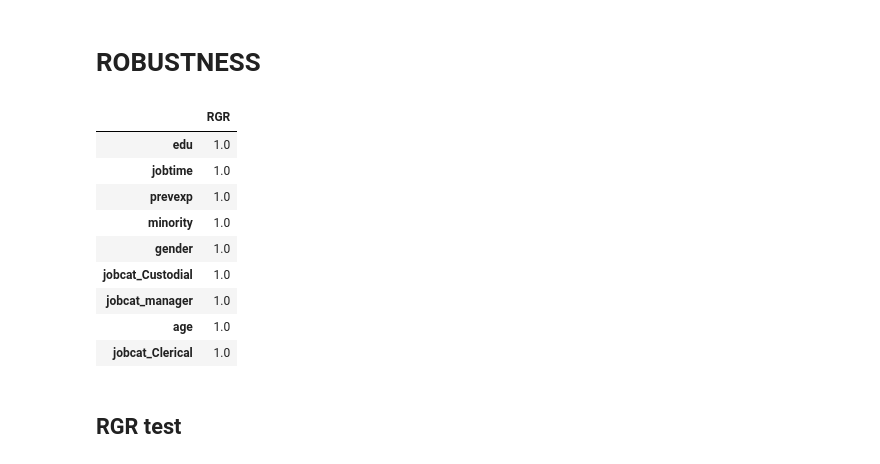
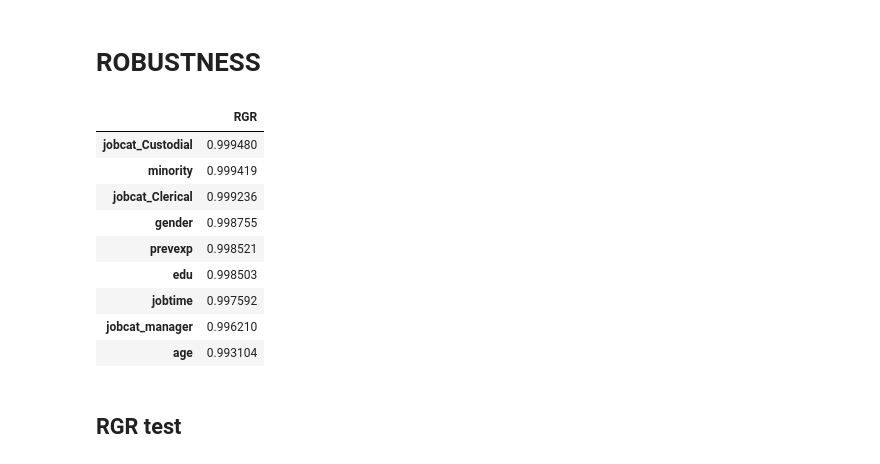
Before and after one commit to GolnooshBabaei/safeaipackage, a Jupyter notebook: examples/Employee_regression.ipynb, the cells around one changed output. Drawn from its saved outputs; the diff is of its cells as text; code cells hidden in the pictures.

```diff
--- a/examples/Employee_regression.ipynb
+++ b/examples/Employee_regression.ipynb
@@ -59,8 +72,8 @@ print(xtrain.shape)
 # %% [output]
 (331, 9)
 # %%
-ann_full = MLPRegressor(random_state=1).fit(xtrain, ytrain)
-
-yhat = ann_full.predict(xtest)
+#ann_full = MLPRegressor(random_state=1).fit(xtrain, ytrain)
+rf_regressor = RandomForestRegressor(random_state=1).fit(xtrain, ytrain)
+yhat = rf_regressor.predict(xtest)
 yhat
 # %% [output]
@@ -161,3 +174,9 @@ def rga_statistic_test(y, yhat_rm, yhat_cm):
         z = (rga(y,yhat_cm)-rga(y,yhat_rm))/se
         p_value = 2*scipy.stats.norm.cdf(-abs(z))
         return p_value
+# %%
+xtrain_rm = xtrain.drop("minority", axis=1)
+xtest_rm = xtest.drop("minority", axis=1)
+model_rm = RandomForestRegressor(random_state=1).fit(xtrain_rm, ytrain)
+yhat_rm = model_rm.predict(xtest_rm)
+rga_statistic_test(ytest, yhat_rm, yhat)
@@ -166,7 +187,7 @@ rga_pvalues = []
 for i in xtrain.columns:
     xtrain_rm = xtrain.drop(i, axis=1)
     xtest_rm = xtest.drop(i, axis=1)
-    model_rm = ann_full.fit(xtrain_rm, ytrain)
+    model_rm = RandomForestRegressor(random_state=1).fit(xtrain_rm, ytrain)
     yhat_rm = model_rm.predict(xtest_rm)
     rga_pvalues.append(rga_statistic_test(ytest, yhat_rm, yhat))
 print(pd.DataFrame(rga_pvalues, index=xtest.columns, columns=["P_value"]))
@@ -333,18 +343,18 @@ def rgr(xtrain, xtest, ytrain, ytest, model):
     rgr_df = pd.DataFrame(rgr_vals, index=xtest.columns, columns=["RGR"]).sort_values(by="RGR", ascending=False)
     return rgr_df
 # %%
-rgr(xtrain, xtest, ytrain, ytest, ann_full)
+rgr(xtrain, xtest, ytrain, ytest, RandomForestRegressor(random_state=1))
 # %% [output]
 |  | RGR |
-| edu | 1.0 |
-| jobtime | 1.0 |
-| prevexp | 1.0 |
-| minority | 1.0 |
-| gender | 1.0 |
-| jobcat_Custodial | 1.0 |
-| jobcat_manager | 1.0 |
-| age | 1.0 |
-| jobcat_Clerical | 1.0 |
+| jobcat_Custodial | 0.999480 |
+| minority | 0.999419 |
+| jobcat_Clerical | 0.999236 |
+| gender | 0.998755 |
+| prevexp | 0.998521 |
+| edu | 0.998503 |
+| jobtime | 0.997592 |
+| jobcat_manager | 0.996210 |
+| age | 0.993104 |
 # %% [markdown]
 ## RGR test
 # %%
```
Also changed, not shown: parts of 34 cells of this notebook, 9 other files.
